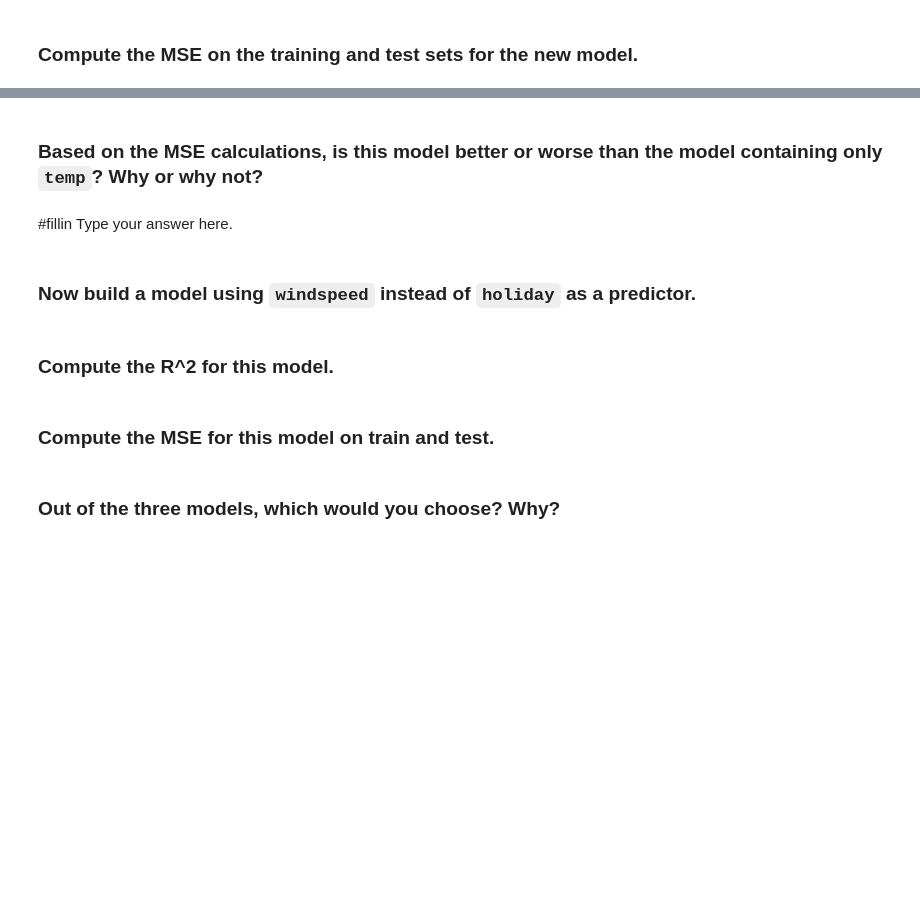
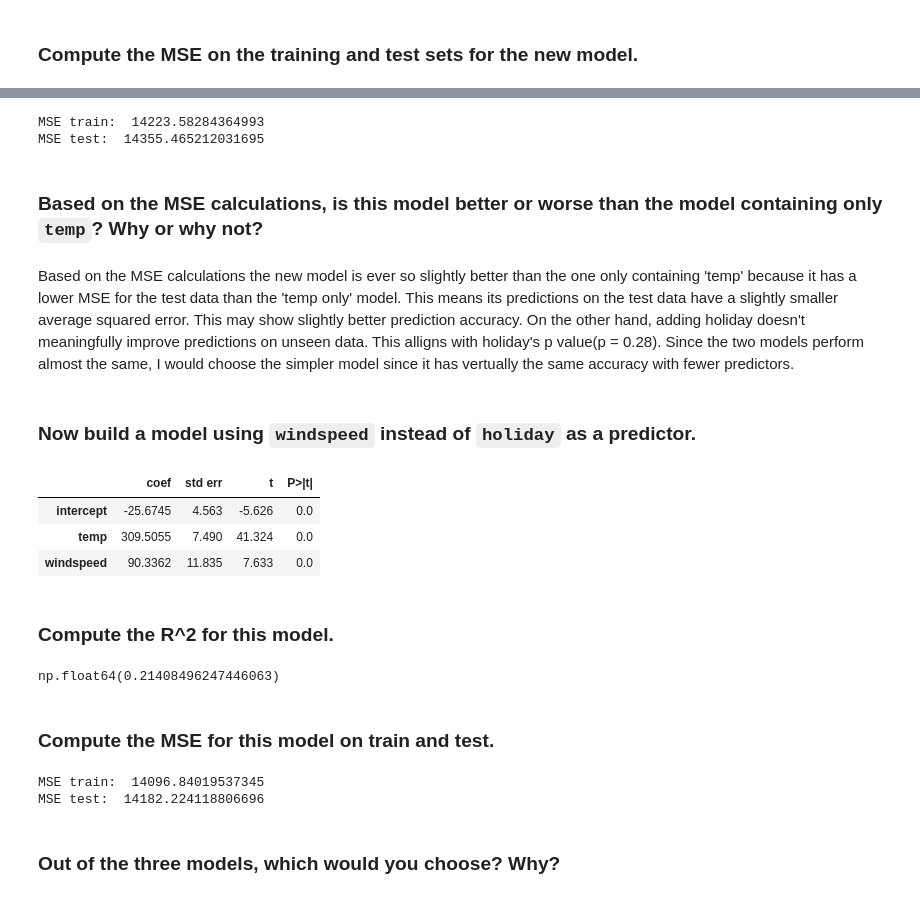
Before and after one commit to benjiezastavker-star/code_2600, a Jupyter notebook: mod04_linear.ipynb, the cells around one changed output, grey strips where cells are left out. Drawn from its saved outputs; the diff is of its cells as text; code cells hidden in the pictures; blank space fills up the shorter version.

```diff
--- a/mod04_linear.ipynb
+++ b/mod04_linear.ipynb
@@ -239,23 +260,46 @@ predictions_test_2 = #fillin
+# %%
+predictions_train_1 = predict(X_train[['intercept', 'temp']], results_1)
+print('MSE train: ', mse(y_train, predictions_train_1))
+
+predictions_test_1 = predict(X_test[['intercept', 'temp']], results_1)
+print('MSE test: ', mse(y_test, predictions_test_1))
+# %% [output]
+MSE train:  14223.58284364993
+MSE test:  14355.465212031695
 # %% [markdown]
 ### Based on the MSE calculations, is this model better or worse than the model containing only `temp`? Why or why not?
 # %% [markdown]
-#fillin Type your answer here.
+Based on the MSE calculations the new model is ever so slightly better than the one only containing 'temp' because it has a lower MSE for the test data than the 'temp only' model. This means its predictions on the test data have a slightly smaller average squared error. This may show slightly better prediction accuracy.
+On the other hand, adding holiday doesn't meaningfully improve predictions on unseen data. This alligns with holiday's p value(p = 0.28).
+Since the two models perform almost the same, I would choose the simpler model since it has vertually the same accuracy with fewer predictors.
 # %% [markdown]
 ### Now build a model using `windspeed` instead of `holiday` as a predictor.
 # %%
-model_3 = #fillin
-results_3 = #fillin
+model_3 = sm.OLS(y_train, X_train[['intercept','temp', 'windspeed']])
+results_3 = model_3.fit()
 summarize(results_3)
+# %% [output]
+|  | coef | std err | t | P>|t| |
+| intercept | -25.6745 | 4.563 | -5.626 | 0.0 |
+| temp | 309.5055 | 7.490 | 41.324 | 0.0 |
+| windspeed | 90.3362 | 11.835 | 7.633 | 0.0 |
 # %% [markdown]
 ### Compute the R^2 for this model.
 # %%
-#fillin
+results_3.rsquared
+# %% [output]
+np.float64(0.21408496247446063)
 # %% [markdown]
 ### Compute the MSE for this model on train and test.
 # %%
-predictions_train_3 = #fillin
+predictions_train_3 = predict(X_train[['intercept','temp', 'windspeed']], results_3)
+print('MSE train: ', mse(y_train, predictions_train_3))
 
-predictions_test_3 = #fillin
+predictions_test_3 = predict(X_test[['intercept', 'temp', 'windspeed']], results_3)
+print('MSE test: ', mse(y_test, predictions_test_3))
+# %% [output]
+MSE train:  14096.84019537345
+MSE test:  14182.224118806696
 # %% [markdown]
 ### Out of the three models, which would you choose? Why?
 # %% [markdown]
```
Also changed, not shown: parts of 9 cells of this notebook.
